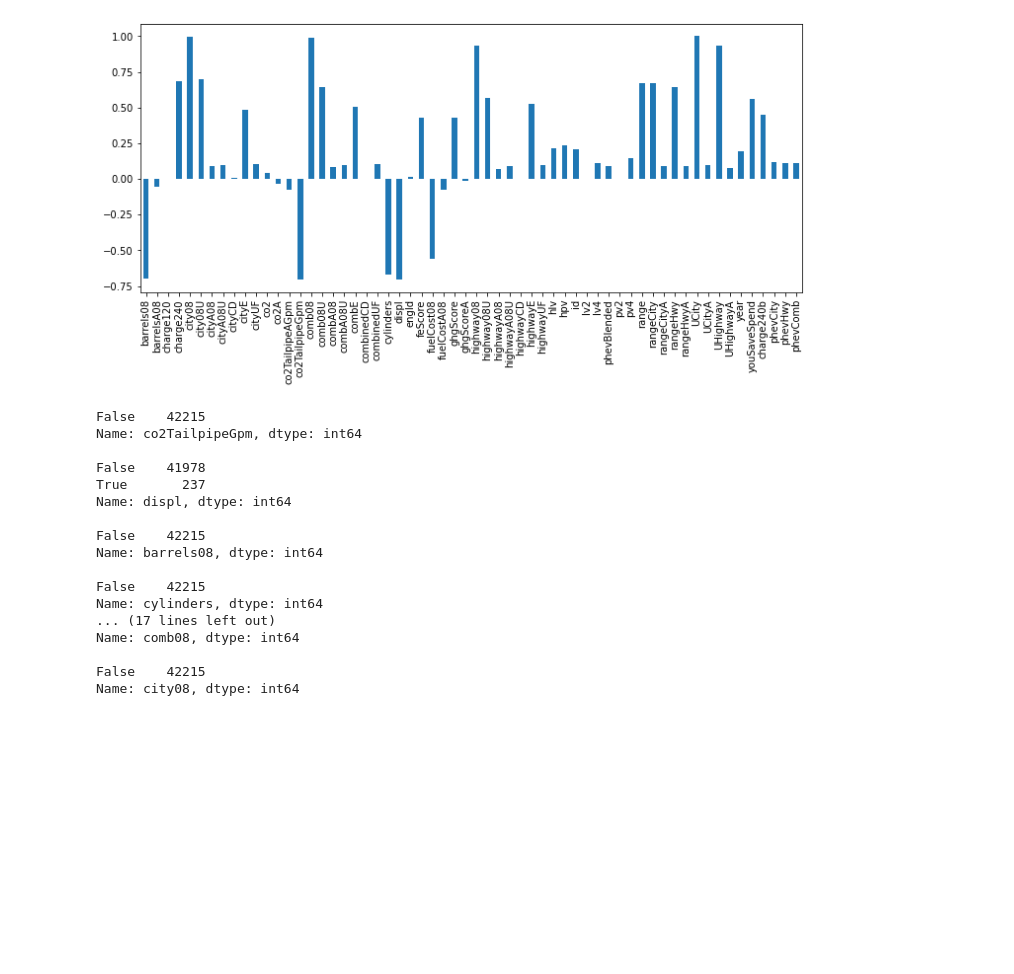
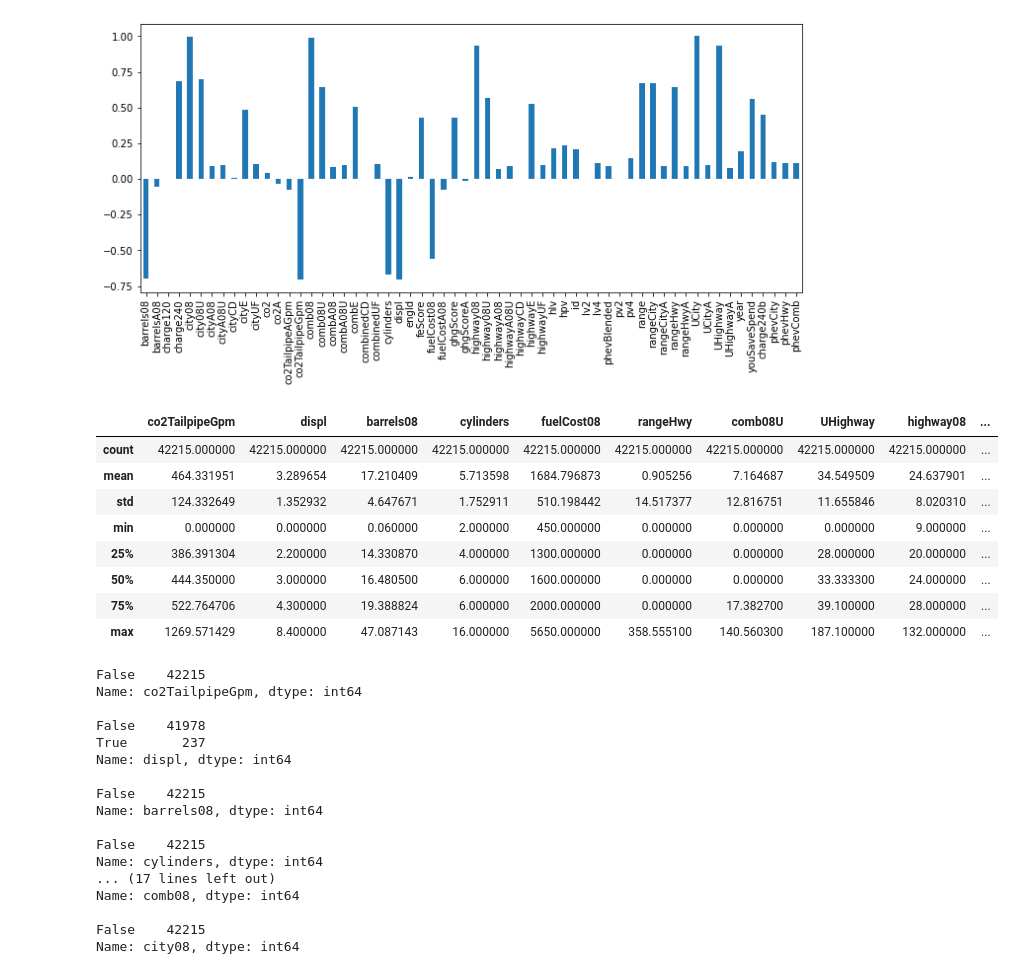
Before and after one commit to tabishqidwai98/FuelEco, a Jupyter notebook: analysis.ipynb, the cells around one changed output. Cells and saved outputs as stored; diff of their text form; code cells hidden in the pictures; blank space fills up the shorter version.

```diff
--- a/analysis.ipynb
+++ b/analysis.ipynb
@@ -70,6 +70,18 @@ features = [
 ]
 # %%
 X = df[features]
+# %%
+X.describe()
+# %% [output]
+|  | co2TailpipeGpm | displ | barrels08 | cylinders | fuelCost08 | rangeHwy | comb08U | UHighway | highway08 | ... |
+| count | 42215.000000 | 42215.000000 | 42215.000000 | 42215.000000 | 42215.000000 | 42215.000000 | 42215.000000 | 42215.000000 | 42215.000000 | ... |
+| mean | 464.331951 | 3.289654 | 17.210409 | 5.713598 | 1684.796873 | 0.905256 | 7.164687 | 34.549509 | 24.637901 | ... |
+| std | 124.332649 | 1.352932 | 4.647671 | 1.752911 | 510.198442 | 14.517377 | 12.816751 | 11.655846 | 8.020310 | ... |
+| min | 0.000000 | 0.000000 | 0.060000 | 2.000000 | 450.000000 | 0.000000 | 0.000000 | 0.000000 | 9.000000 | ... |
+| 25% | 386.391304 | 2.200000 | 14.330870 | 4.000000 | 1300.000000 | 0.000000 | 0.000000 | 28.000000 | 20.000000 | ... |
+| 50% | 444.350000 | 3.000000 | 16.480500 | 6.000000 | 1600.000000 | 0.000000 | 0.000000 | 33.333300 | 24.000000 | ... |
+| 75% | 522.764706 | 4.300000 | 19.388824 | 6.000000 | 2000.000000 | 0.000000 | 17.382700 | 39.100000 | 28.000000 | ... |
+| max | 1269.571429 | 8.400000 | 47.087143 | 16.000000 | 5650.000000 | 358.555100 | 140.560300 | 187.100000 | 132.000000 | ... |
 # %%
 X.cylinders.replace(np.nan, X.cylinders.mean(),inplace=True)
 # %%
```
Also changed, not shown: 1 other file.
